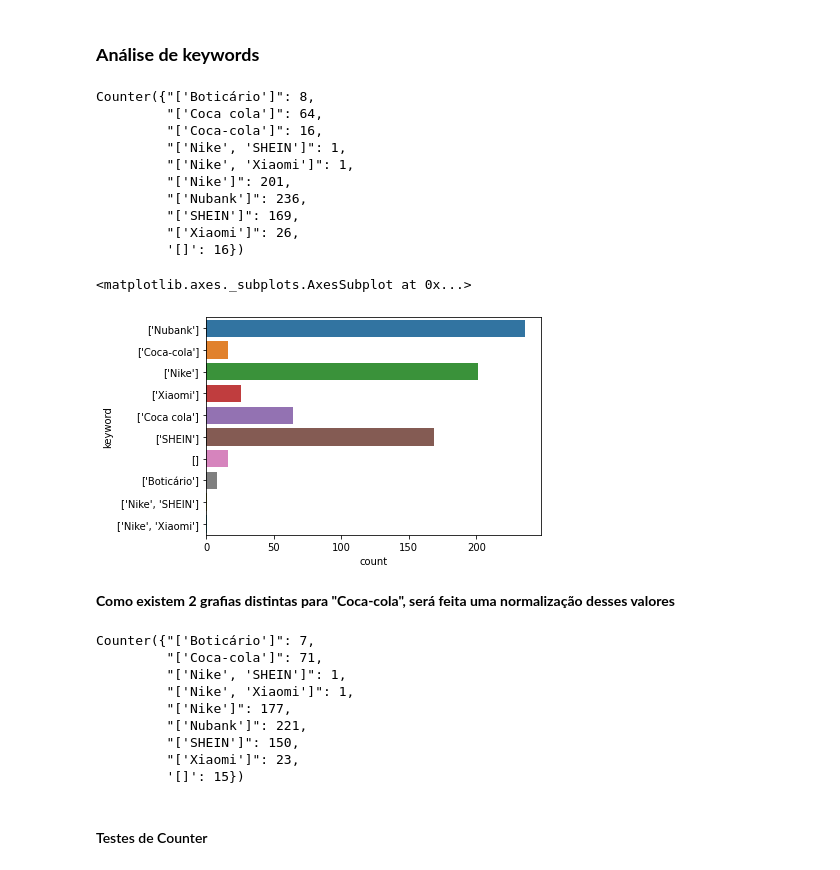
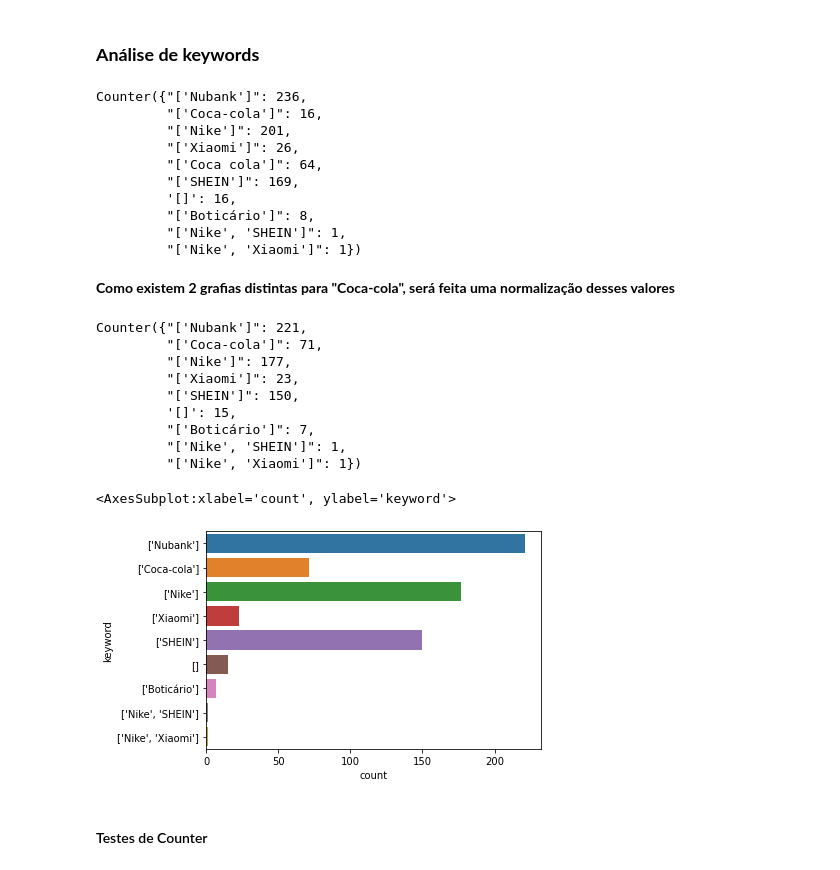
Before and after one commit to empatwi/exploratory-analysis, a Jupyter notebook: analysis.ipynb, the cells around one changed output. Saved outputs shown, nothing was run; the diff lists cells and outputs as text; code cells hidden in the pictures.

Commit message:
Keyword plot by classification

```diff
--- a/analysis.ipynb
+++ b/analysis.ipynb
@@ -76,24 +76,17 @@ display(df_dropna.shape)
 # Valores
 
 display(Counter(df_dataset["keyword"]))
-
-
-# Histograma
-
-sns.countplot(y="keyword", data=df_dataset)
 # %% [output]
-Counter({"['Boticário']": 8,
+Counter({"['Nubank']": 236,
+         "['Coca-cola']": 16,
+         "['Nike']": 201,
+         "['Xiaomi']": 26,
          "['Coca cola']": 64,
-         "['Coca-cola']": 16,
+         "['SHEIN']": 169,
+         '[]': 16,
+         "['Boticário']": 8,
          "['Nike', 'SHEIN']": 1,
-         "['Nike', 'Xiaomi']": 1,
-         "['Nike']": 201,
-         "['Nubank']": 236,
-         "['SHEIN']": 169,
-         "['Xiaomi']": 26,
-         '[]': 16})
+         "['Nike', 'Xiaomi']": 1})
-<matplotlib.axes._subplots.AxesSubplot at 0x...>
-[figure, removed]
 # %%
 # Outro modo para gerar o mesmo gráfico
 
@@ -105,24 +98,34 @@ Counter({"['Boticário']": 8,
 # %%
 # Normalização de "Coca-Cola"
 
 search = "Coca cola"
 replacement = "Coca-cola"
 
 df_normalized = df_dropna.copy()
 df_normalized["keyword"] = df_dropna["keyword"].apply(
     lambda keywords: keywords.lower().replace(search.lower(), replacement) if search.lower() in keywords.lower() else keywords)
 
+
+# Valores
+
 display(Counter(df_normalized["keyword"]))
+
+
+# Histograma
+
+sns.countplot(y="keyword", data=df_normalized)
 # %% [output]
-Counter({"['Boticário']": 7,
+Counter({"['Nubank']": 221,
          "['Coca-cola']": 71,
+         "['Nike']": 177,
+         "['Xiaomi']": 23,
+         "['SHEIN']": 150,
+         '[]': 15,
+         "['Boticário']": 7,
          "['Nike', 'SHEIN']": 1,
-         "['Nike', 'Xiaomi']": 1,
-         "['Nike']": 177,
-         "['Nubank']": 221,
-         "['SHEIN']": 150,
-         "['Xiaomi']": 23,
-         '[]': 15})
+         "['Nike', 'Xiaomi']": 1})
+<AxesSubplot:xlabel='count', ylabel='keyword'>
+[figure, added]
 # %% [markdown]
 #### Testes de Counter
 # %%
```
Also changed, not shown: parts of 4 cells of this notebook.
